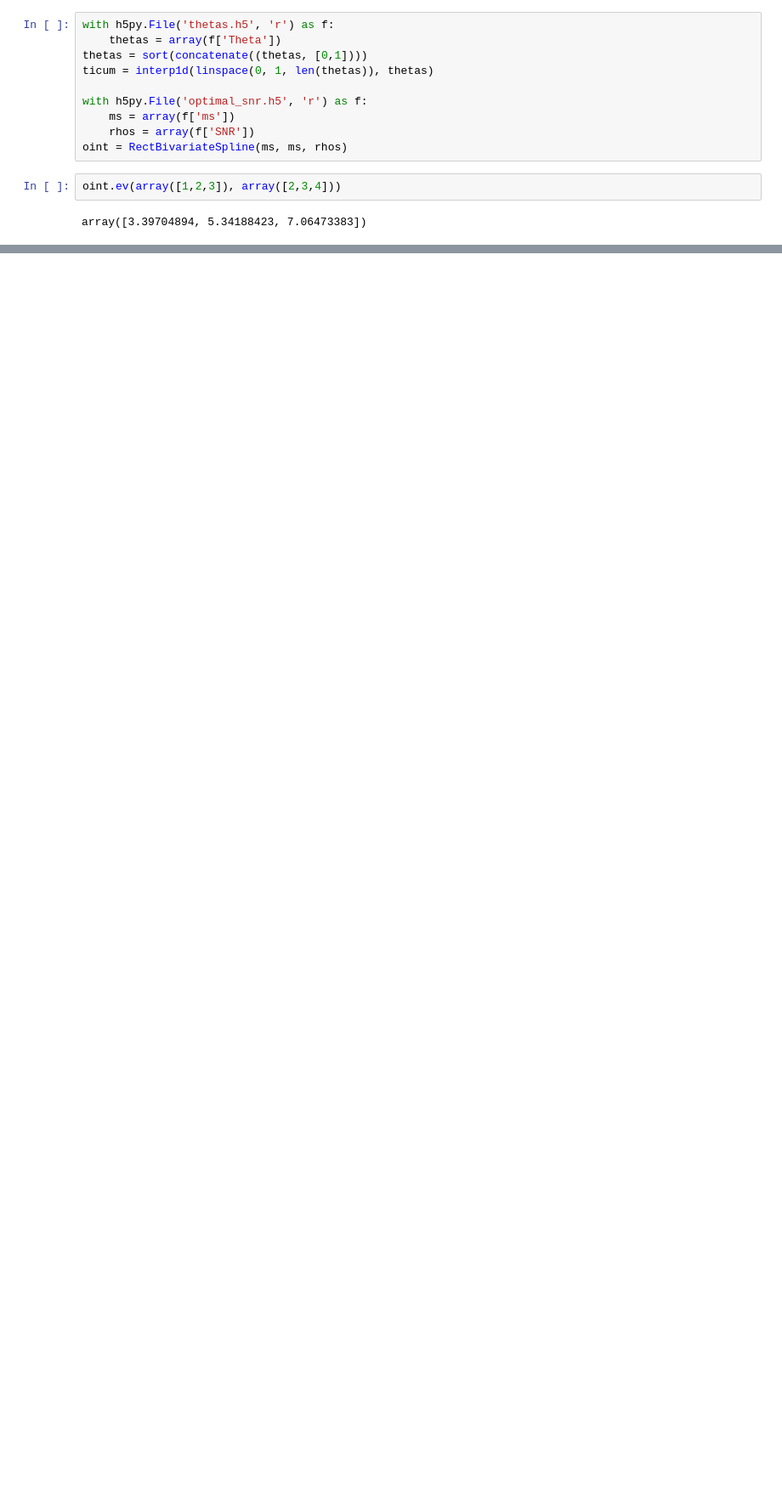
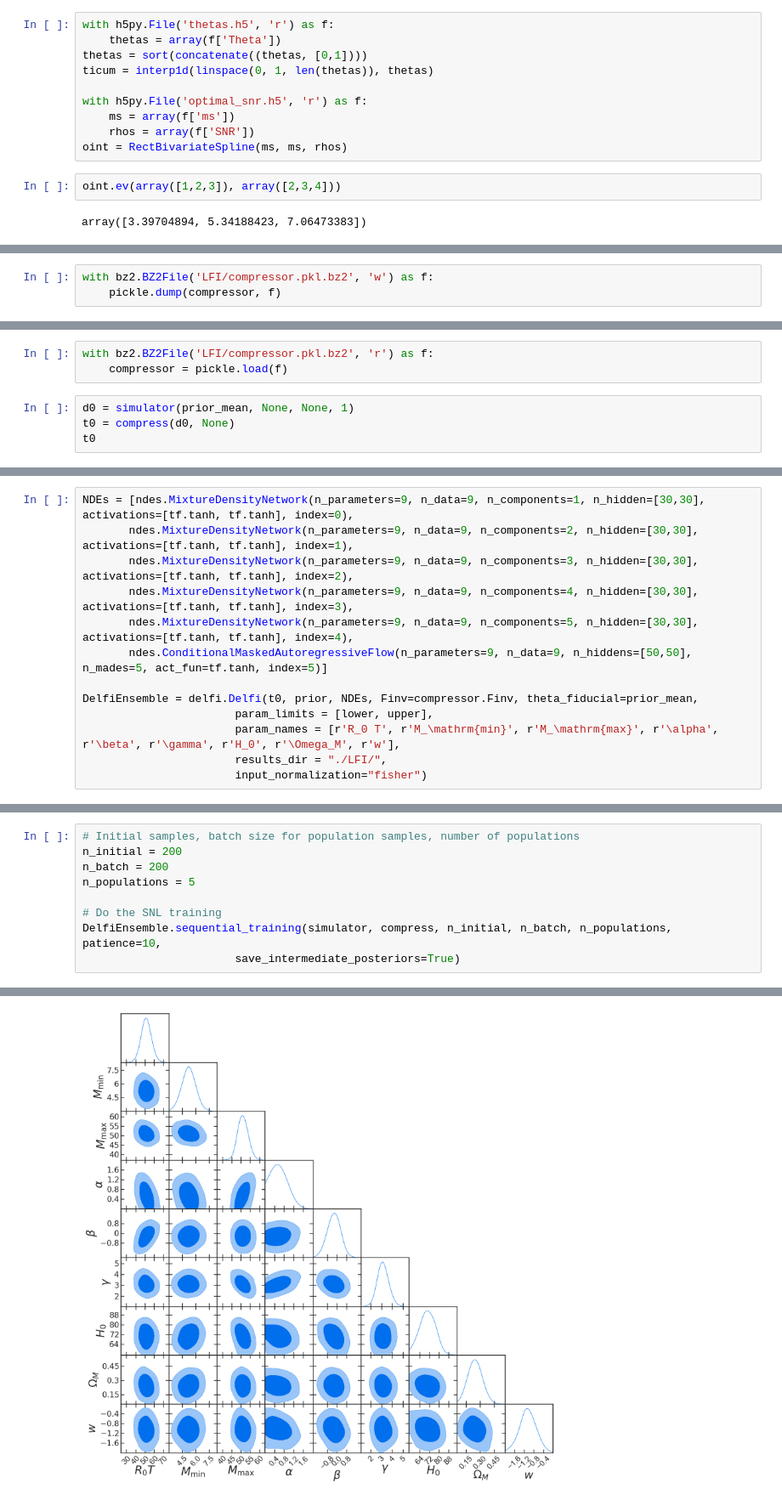
Before and after one commit to farr/PISNLineCosmography, a Jupyter notebook: LFI.ipynb, the cells around one changed output, grey strips where cells are left out. Shown at 85% size. Saved outputs shown, nothing was run; the diff lists cells and outputs as text; blank space fills up the shorter version.

```diff
--- a/LFI.ipynb
+++ b/LFI.ipynb
@@ -318,0 +230,3 @@ class ConditionedGMM(object):
+# %%
+with bz2.BZ2File('LFI/compressor.pkl.bz2', 'w') as f:
+    pickle.dump(compressor, f)
@@ -318,0 +235,7 @@ class ConditionedGMM(object):
+# %%
+with bz2.BZ2File('LFI/compressor.pkl.bz2', 'r') as f:
+    compressor = pickle.load(f)
+# %%
+d0 = simulator(prior_mean, None, None, 1)
+t0 = compress(d0, None)
+t0
@@ -318,0 +245,13 @@ class ConditionedGMM(object):
+# %%
+NDEs = [ndes.MixtureDensityNetwork(n_parameters=9, n_data=9, n_components=1, n_hidden=[30,30], activations=[tf.tanh, tf.tanh], index=0),
+       ndes.MixtureDensityNetwork(n_parameters=9, n_data=9, n_components=2, n_hidden=[30,30], activations=[tf.tanh, tf.tanh], index=1),
+       ndes.MixtureDensityNetwork(n_parameters=9, n_data=9, n_components=3, n_hidden=[30,30], activations=[tf.tanh, tf.tanh], index=2),
+       ndes.MixtureDensityNetwork(n_parameters=9, n_data=9, n_components=4, n_hidden=[30,30], activations=[tf.tanh, tf.tanh], index=3),
+       ndes.MixtureDensityNetwork(n_parameters=9, n_data=9, n_components=5, n_hidden=[30,30], activations=[tf.tanh, tf.tanh], index=4),
+       ndes.ConditionalMaskedAutoregressiveFlow(n_parameters=9, n_data=9, n_hiddens=[50,50], n_mades=5, act_fun=tf.tanh, index=5)]
+
+DelfiEnsemble = delfi.Delfi(t0, prior, NDEs, Finv=compressor.Finv, theta_fiducial=prior_mean,
+                       param_limits = [lower, upper],
+                       param_names = [r'R_0 T', r'M_\mathrm{min}', r'M_\mathrm{max}', r'\alpha', r'\beta', r'\gamma', r'H_0', r'\Omega_M', r'w'],
+                       results_dir = "./LFI/",
+                       input_normalization="fisher")
@@ -318,0 +267,10 @@ class ConditionedGMM(object):
+# %%
+# Initial samples, batch size for population samples, number of populations
+n_initial = 200
+n_batch = 200
+n_populations = 5
+
+# Do the SNL training
+DelfiEnsemble.sequential_training(simulator, compress, n_initial, n_batch, n_populations, patience=10,
+                       save_intermediate_posteriors=True)
+# %% [output]
@@ -318,0 +287 @@ class ConditionedGMM(object):
+[figure, added]
```
Also changed, not shown: parts of 40 cells of this notebook, 1 other file.
